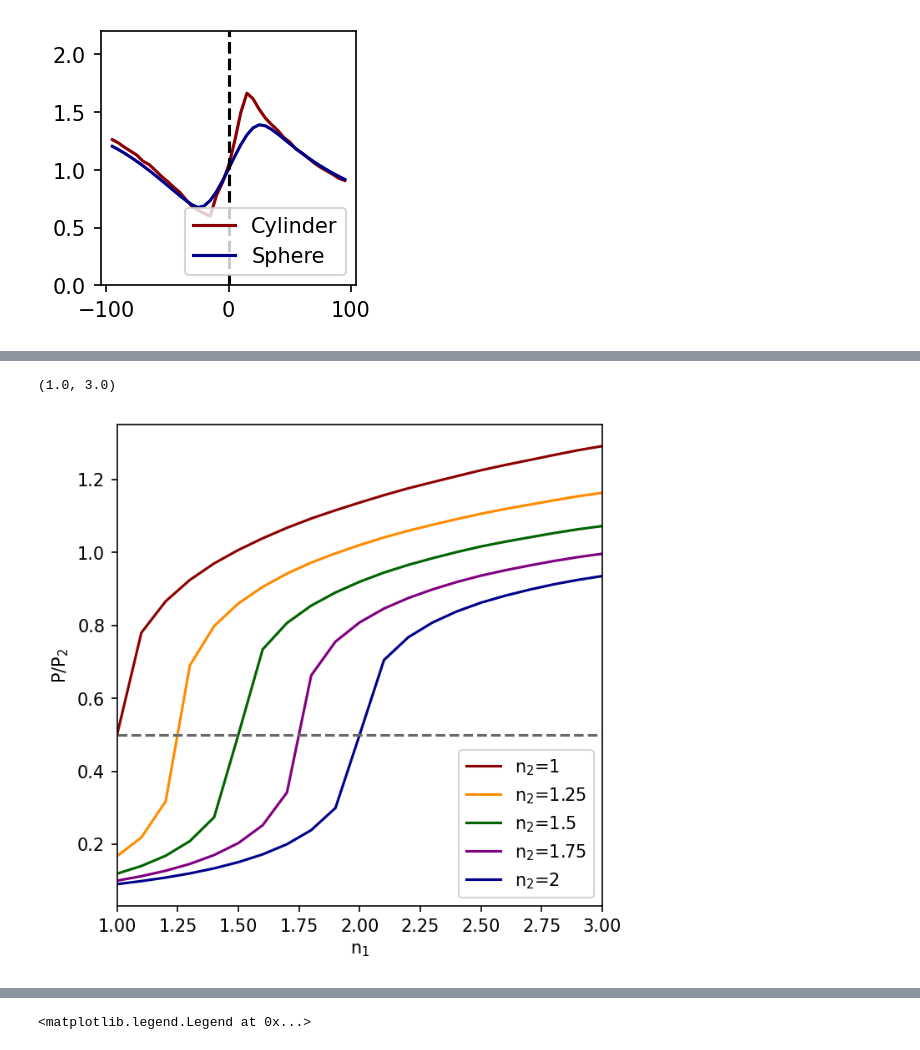
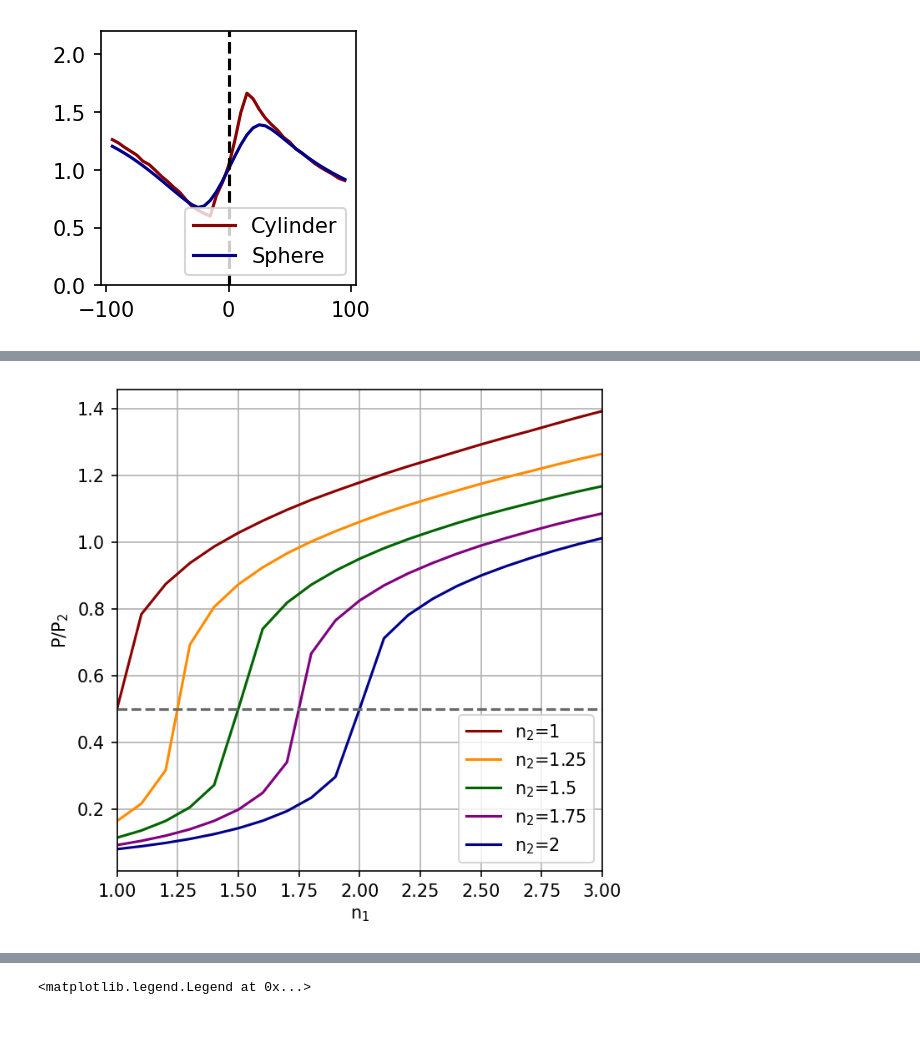
Before and after one commit to UTA-NURES/OrientationPaperSI, a Jupyter notebook: MakePlots.ipynb, the cells around one changed output, grey strips where cells are left out. Drawn from its saved outputs; the diff is of its cells as text; code cells hidden in the pictures.

```diff
--- a/MakePlots.ipynb
+++ b/MakePlots.ipynb
@@ -365,6 +365,4 @@ sph/cyl
 [figure]
 # %%
 vals=[1,1.25,1.5,1.75,2]
-norm_rind10, dat=GetPowerFromComsolFile("Data/Export_Power_spheres_denominators_allRind_10000.txt",vals)
-norm_rind15, dat=GetPowerFromComsolFile("Data/Export_Power_spheres_denominators_allRind_15000.txt",vals)
-norm_rind20, dat=GetPowerFromComsolFile("Data/Export_Power_spheres_denominators_allRind_20000.txt",vals)
+normsph, dat=GetPowerFromComsolFile("Data/Export_Power_spheres_denominators.txt",vals)
@@ -419,40 +369,30 @@ vars=np.linspace(1,3,100)
 # %%
 plt.figure(figsize=(5,5),dpi=150)
 indices=np.arange(1,3.1,0.1)
 
 cols={"1":"DarkRed",
     "1.25":"DarkOrange",
     "1.5":"DarkGreen",
     "1.75":"purple",
     "2":"DarkBlue"}
 
 
 for n2 in ["1","1.25","1.5","1.75","2"]:
 
     refind, dat =GetPowerFromComsolFile("Data/Export_Power_refindices_"+n2+".txt",indices)
     n1s=np.array(list(refind.keys()))
     Ps=np.array(list(refind.values()))*n1s
-    plt.plot(n1s,Ps/(norm_rind10[float(n2)]*float(n2)),'-',label='n$_2$='+n2,color=cols[n2])
+    plt.plot(n1s,Ps/(normsph[float(n2)]*float(n2)),'-',label='n$_2$='+n2,color=cols[n2])
 
 ns=np.linspace(1,3,100)
 totpower_theory_down_ns=[]
-#for n1 in ns:
-#    pow_dipbelow_down=Power_dipoleside(n1,nair , k ,0,p_vec,phi,thetas)
-#    totpower_theory_down_ns.append(2.*np.pi*sum(np.abs(np.sin(thetas))*np.abs(pow_dipbelow_down))/len(thetas))
 
-#totpower_theory_down_ns=np.array(totpower_theory_down_ns)
-
-#plt.plot(ns, ((1+ns**2)/2)**2*totpower_theory_down_ns,color='black')
 plt.plot([1,3],[0.5,0.5],"--",color='dimgrey')
 plt.xlabel(r"n$_1$")
 plt.ylabel(r"P/P$_{2}$")
 plt.legend(loc='lower right')
 vars=np.linspace(1,3,100)
 plt.xlim(1,3)
-#plt.plot(vars,vars*0.5)
-#plt.plot(vars,np.sqrt(vars)*0.5)
-#plt.plot(vars,vars**0.75*0.5)
-#plt.plot(ns,totpower_theory_down_ns)
+plt.grid()
 # %% [output]
-(1.0, 3.0)
-[figure, old version]
+[figure, new version]
```
Also changed, not shown: parts of 7 cells of this notebook, 9 other files.
